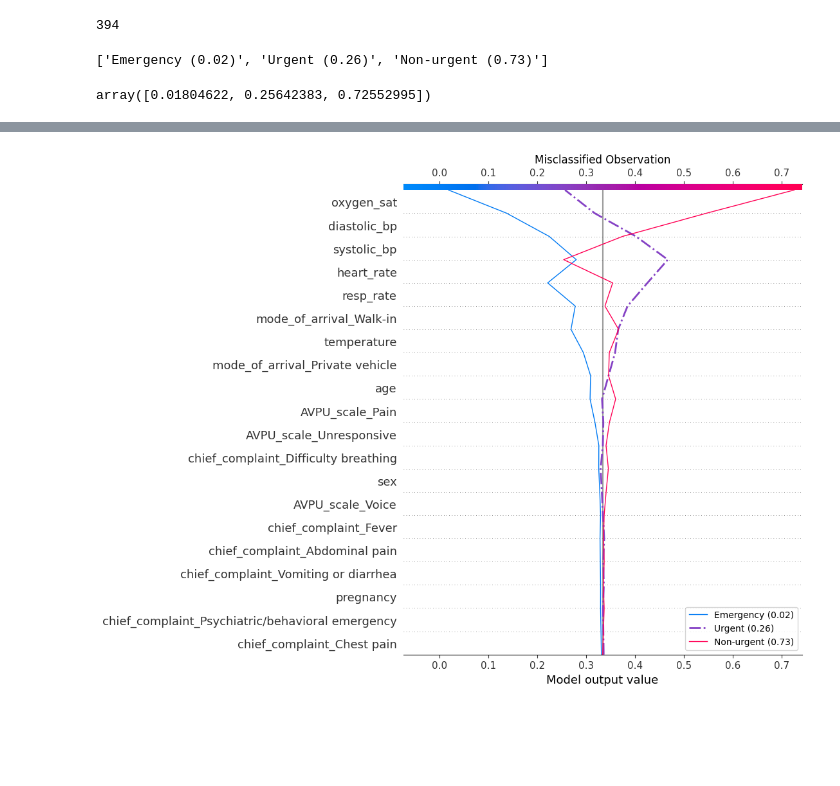
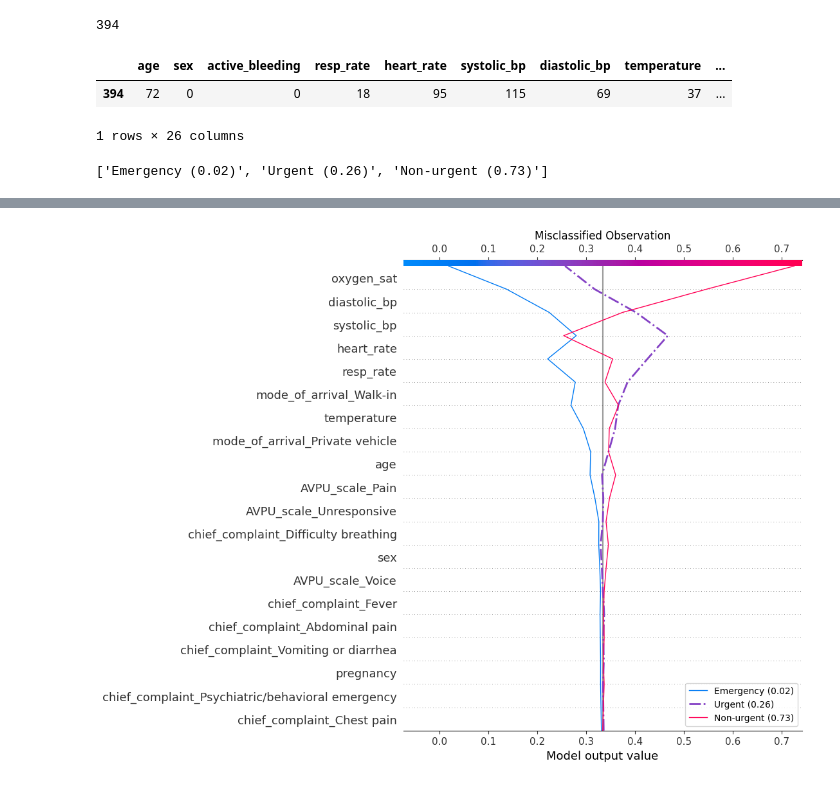
Before and after one commit to Hassanat-Awodipe/triage-app, a Jupyter notebook: TriageModelling.ipynb, the cells around one changed output, grey strips where cells are left out. Saved outputs shown, nothing was run; the diff lists cells and outputs as text; code cells hidden in the pictures; blank space fills up the shorter version.

Commit message:
analysis of misclassified observation

```diff
--- a/TriageModelling.ipynb
+++ b/TriageModelling.ipynb
@@ -586,6 +588,15 @@ misclassified_samples
 X_test.index.to_list()[108]
 # %% [output]
 394
+# %%
+# the misclassified observation has the row index 394 in the triage dataset but the index 108 in the X_test dataset and the index 6 in the misclassified sample
+misclassified_row = misclassified_samples.iloc[[6], :].copy()
+misclassified_row.drop(columns=['pred_labels', 'true_labels'], inplace=True)
+misclassified_row
+# %% [output]
+|  | age | sex | active_bleeding | resp_rate | heart_rate | systolic_bp | diastolic_bp | temperature | ... |
+| 394 | 72 | 0 | 0 | 18 | 95 | 115 | 69 | 37 | ... |
+1 rows × 26 columns
 # %%
 # Assuming row_index is defined and triage_predictions is available
 row_index_X_test = 108 # Example row_index, adjust as needed
@@ -596,7 +607,3 @@ class_labels_list = [f"{ordered_class_names[i].capitalize()} ({triage_prediction
 print(class_labels_list)
 # %% [output]
 ['Emergency (0.02)', 'Urgent (0.26)', 'Non-urgent (0.73)']
-# %%
-triage_predictions[108]
-# %% [output]
-array([0.01804622, 0.25642383, 0.72552995])
```
Also changed, not shown: parts of 6 cells of this notebook.
